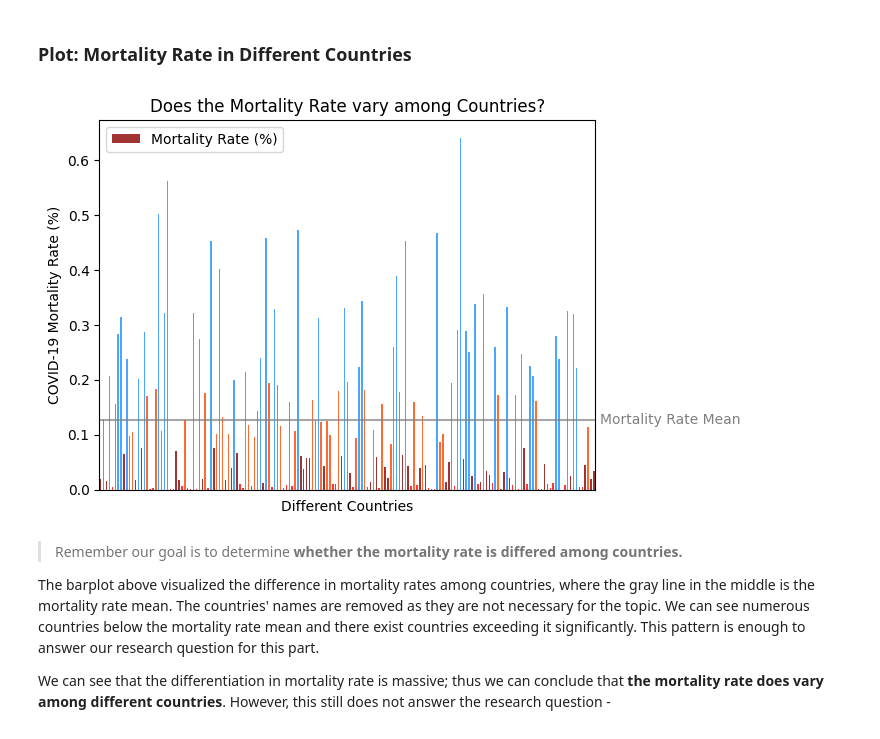
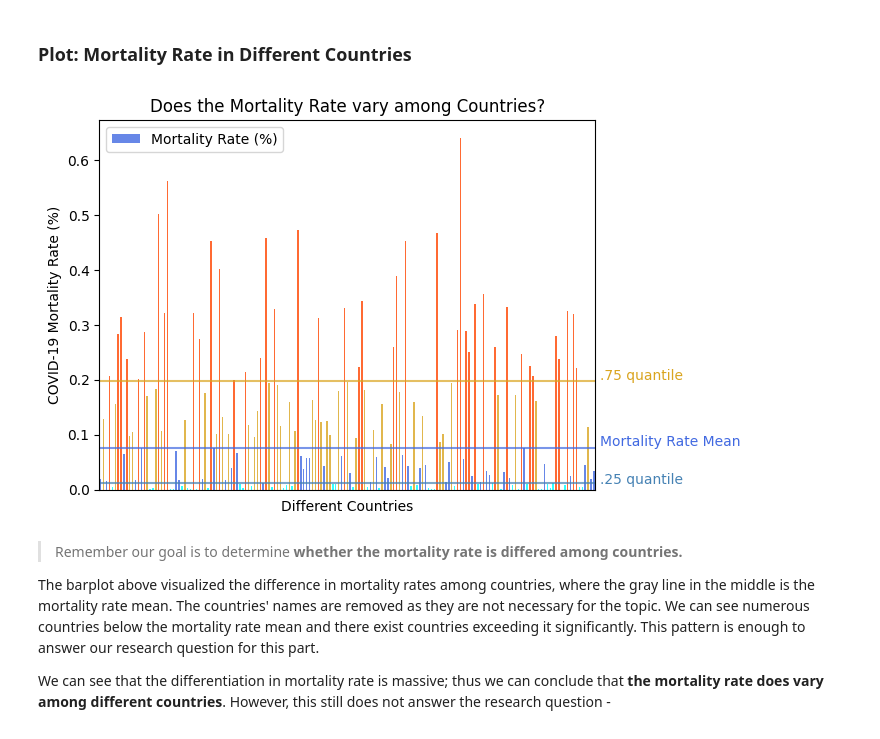
Before and after one commit to robinasaki/Analyzing-the-COVID-19-Mortality-Rate-with-respect-to-Different-Variables, a Jupyter notebook: Analyzing the COVID-19 Mortality Rate with respect to Different Variables.ipynb, the cells around one changed output. Cells and saved outputs as stored; diff of their text form; code cells hidden in the pictures.

Commit message:
visual update

```diff
--- a/Analyzing the COVID-19 Mortality Rate with respect to Different Variables.ipynb
+++ b/Analyzing the COVID-19 Mortality Rate with respect to Different Variables.ipynb
@@ -694,32 +696,38 @@ However, when the mortality rate rises between 1/23/20 and 8/10/20, the death co
 # %%
 ### plotting
 
 # give barplot
 fig, ax = plt.subplots()
 
 # calculating quantiles
 quantile25 = country_death_population['Mortality Rate (%)'].quantile(.25)
 quantile50 = country_death_population['Mortality Rate (%)'].quantile(.50)
 quantile75 = country_death_population['Mortality Rate (%)'].quantile(.75)
 
-colors = ['red' if i<=quantile25 else 'darkred' if i<=quantile50 else 'orangered' if i<=quantile75 else 'dodgerblue' for i in country_death_population['Mortality Rate (%)']]
+colors = ['aqua' if i<=quantile25 else 'royalblue' if i<=quantile50 else 'goldenrod' if i<=quantile75 else 'orangered' for i in country_death_population['Mortality Rate (%)']]
+#colors = ['red' if i<=quantile25 else 'darkred' if i<=quantile50 else 'orangered' if i<=quantile75 else 'dodgerblue' for i in country_death_population['Mortality Rate (%)']]
 
 country_death_population_plot = country_death_population.loc[:,['Country/Region','Mortality Rate (%)']]
 mortality_mean = country_death_population_plot['Mortality Rate (%)'].mean()
 
 country_death_population_plot.plot.bar(ax=ax,x='Country/Region', y='Mortality Rate (%)',alpha = 0.8, color=colors)
 
 ax.set_ylabel('COVID-19 Mortality Rate (%)')
 ax.set_xlabel('Different Countries')
 ax.set_title('Does the Mortality Rate vary among Countries?')
 ax.set_xticks([])
 
-# adding mean line
-plt.axline(xy1 = [0,mortality_mean],xy2 = [100,mortality_mean],color = 'gray',alpha = 0.7)
-ax.text(172,0.12,'Mortality Rate Mean',color='gray')
+plt.axline(xy1=[0,quantile25],xy2=[100,quantile25],color='steelblue',alpha=0.7)
+ax.text(172,0.01,'.25 quantile',color='steelblue')
+
+plt.axline(xy1=[0,quantile50],xy2=[100,quantile50],color = 'royalblue',alpha = 0.7)
+ax.text(172,0.08,'Mortality Rate Mean',color='royalblue')
+
+plt.axline(xy1=[0,quantile75],xy2=[100,quantile75],color='goldenrod',alpha=0.7)
+ax.text(172,0.2,'.75 quantile',color='goldenrod')
 plt.show()
 # %% [output]
-[figure, old version]
+[figure, new version]
 # %% [markdown]
 > Remember our goal is to determine **whether the mortality rate is differed among countries.**
 
```
Also changed, not shown: parts of 2 cells of this notebook.
